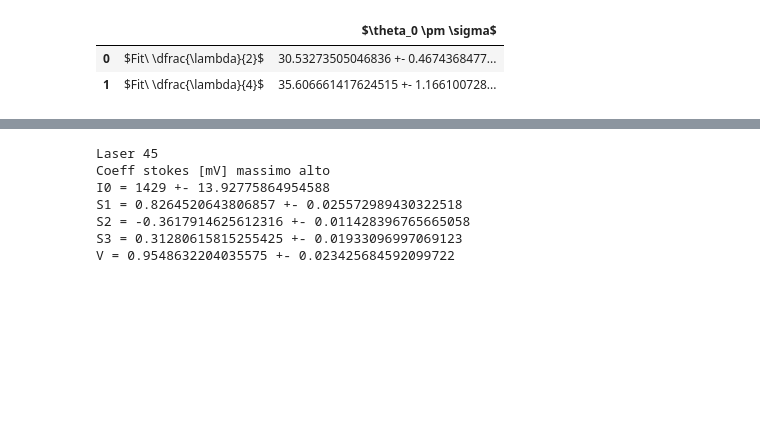
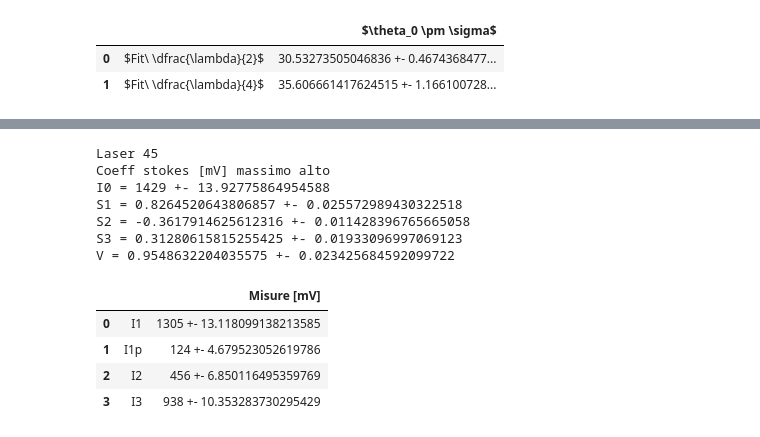
Before and after one commit to Kevin222-hub/Lab_reports, a Jupyter notebook: Ottica_3/Main.ipynb, the cells around one changed output, grey strips where cells are left out. Cells and saved outputs as stored; diff of their text form; code cells hidden in the pictures; blank space fills up the shorter version.

```diff
--- a/Ottica_3/Main.ipynb
+++ b/Ottica_3/Main.ipynb
@@ -227,23 +271,31 @@ V = 1.0080613034381138 +- 0.003245920375464076
 # %%
 # Coeff stokes [mV] massimo alto  laser 45
 I1,I1p,I2,I3 = 1305,124,456,938
 I0,S1,S2,S3,V,sI0,sS1,sS2,sS3,sV = Parameters(I1,I1p,I2,I3)
+df = tab_misure(I1,I1p,I2,I3)
 
+#print(df.to_latex(index=False))
 print('Laser 45')
 print('Coeff stokes [mV] massimo alto')
 print('I0 =',I0,'+-',sI0)
 print('S1 =',S1,'+-',sS1)
 print('S2 =',S2,'+-',sS2)
 print('S3 =',S3,'+-',sS3)
 print('V =',V,'+-',sV)
+df
 # %% [output]
 Laser 45
 Coeff stokes [mV] massimo alto
 I0 = 1429 +- 13.92775864954588
 S1 = 0.8264520643806857 +- 0.025572989430322518
 S2 = -0.3617914625612316 +- 0.011428396765665058
 S3 = 0.31280615815255425 +- 0.01933096997069123
 V = 0.9548632204035575 +- 0.023425684592099722
+|  |  | Misure [mV] |
+| 0 | I1 | 1305 +- 13.118099138213585 |
+| 1 | I1p | 124 +- 4.679523052619786 |
+| 2 | I2 | 456 +- 6.850116495359769 |
+| 3 | I3 | 938 +- 10.353283730295429 |
 # %%
 # Coeff stokes [mV] massimo alto  laser 90   QUESTO NON VIENE CAZZO
 I1,I1p,I2,I3 = 2930,337,1315,562
```
Also changed, not shown: parts of 8 cells of this notebook.
